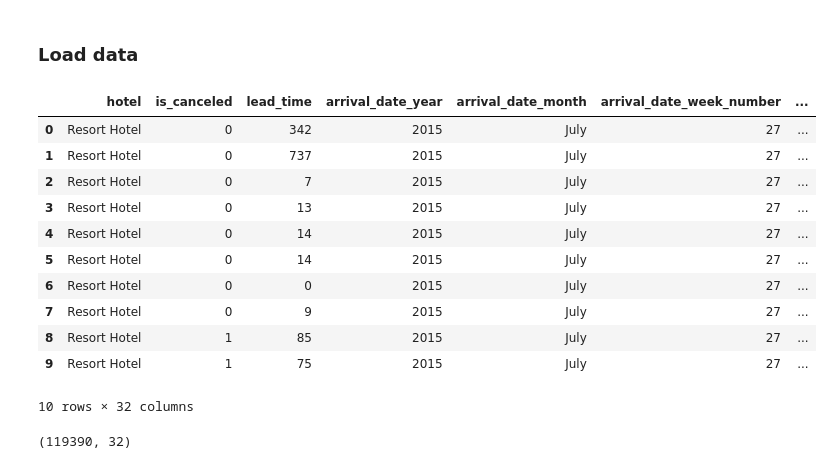
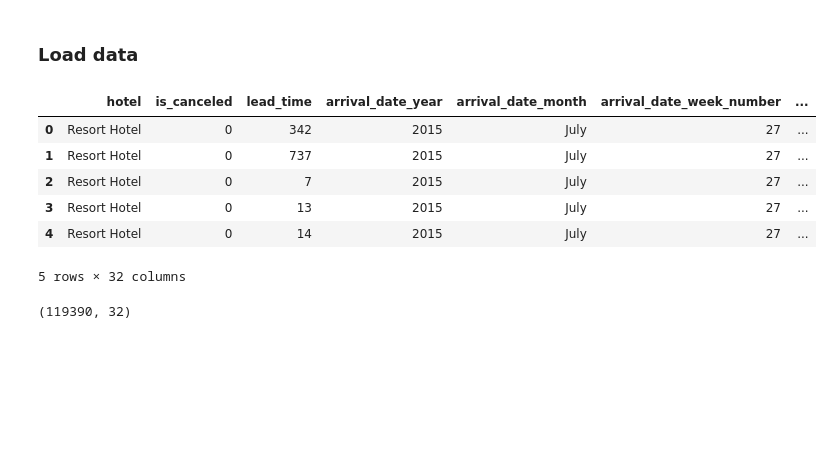
Before and after one commit to arunprsh/SageMaker-Data-Wrangler-L400-Workshop, a Jupyter notebook: hotel-booking.ipynb, the cells around one changed output. Drawn from its saved outputs; the diff is of its cells as text; code cells hidden in the pictures; blank space fills up the shorter version.

```diff
--- a/hotel-booking.ipynb
+++ b/hotel-booking.ipynb
@@ -11,20 +15,15 @@ import matplotlib
 ### Load data
 # %%
 df = pd.read_csv('./data/hotel-bookings.csv')
-df.head(10)
+df.head(5)
 # %% [output]
 |  | hotel | is_canceled | lead_time | arrival_date_year | arrival_date_month | arrival_date_week_number | ... |
 | 0 | Resort Hotel | 0 | 342 | 2015 | July | 27 | ... |
 | 1 | Resort Hotel | 0 | 737 | 2015 | July | 27 | ... |
 | 2 | Resort Hotel | 0 | 7 | 2015 | July | 27 | ... |
 | 3 | Resort Hotel | 0 | 13 | 2015 | July | 27 | ... |
 | 4 | Resort Hotel | 0 | 14 | 2015 | July | 27 | ... |
-| 5 | Resort Hotel | 0 | 14 | 2015 | July | 27 | ... |
-| 6 | Resort Hotel | 0 | 0 | 2015 | July | 27 | ... |
-| 7 | Resort Hotel | 0 | 9 | 2015 | July | 27 | ... |
-| 8 | Resort Hotel | 1 | 85 | 2015 | July | 27 | ... |
-| 9 | Resort Hotel | 1 | 75 | 2015 | July | 27 | ... |
-10 rows × 32 columns
+5 rows × 32 columns
 # %%
 df.shape
 # %% [output]
```
Also changed, not shown: parts of 35 cells of this notebook, 1 other file.
